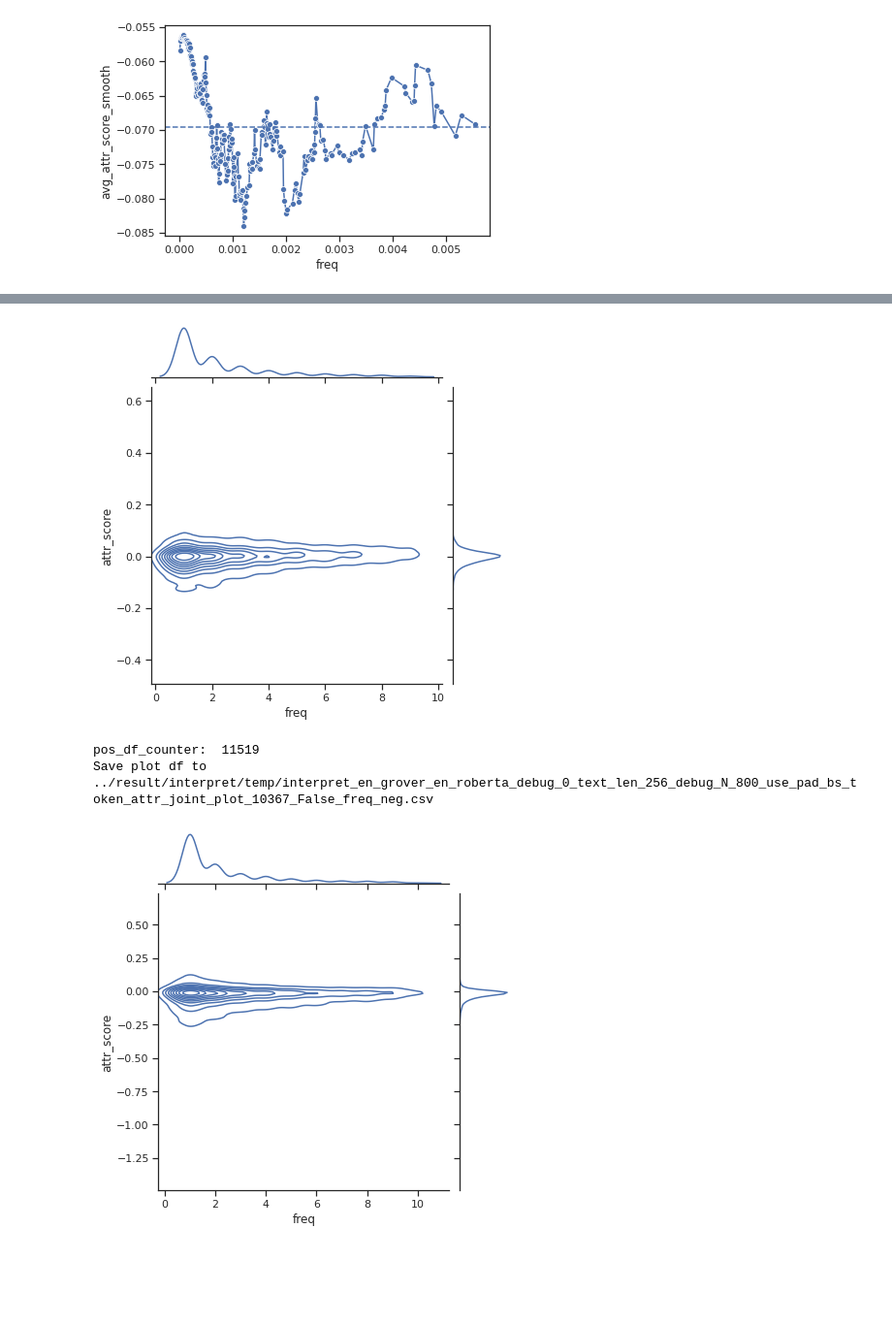
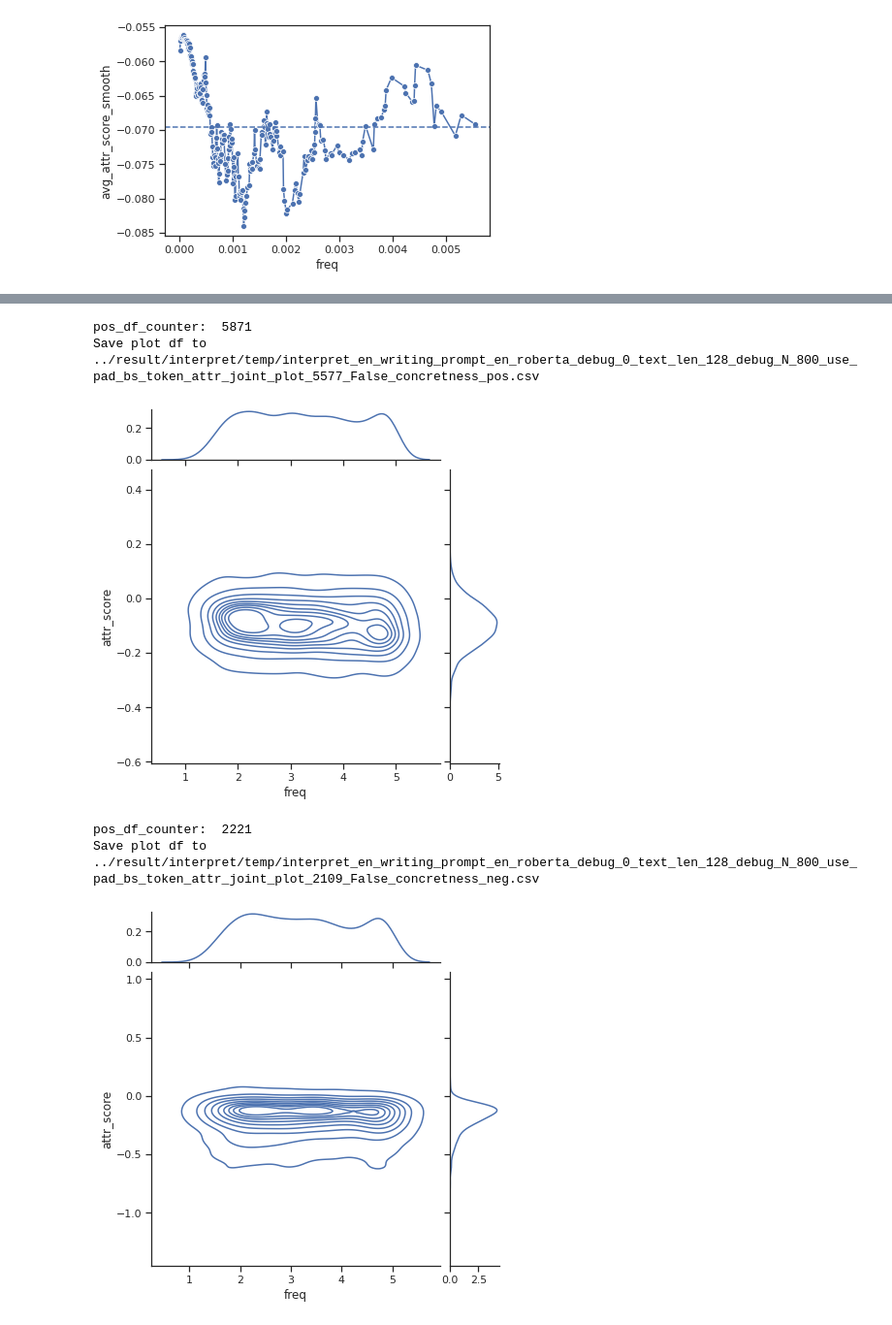
Before and after one commit to iamlxb3/UMAMGT, a Jupyter notebook: vis_backup/vis_interpret.ipynb, the cells around one changed output, grey strips where cells are left out. Shown at 97% size. Saved outputs shown, nothing was run; the diff lists cells and outputs as text; code cells hidden in the pictures; blank space fills up the shorter version.

```diff
--- a/vis_backup/vis_interpret.ipynb
+++ b/vis_backup/vis_interpret.ipynb
@@ -76,6 +76,8 @@ Token:  的
 attr dis vis
 sort attr from low to high
 """
+import os
+import ntpath
 import pandas as pd
 import numpy as np
 import collections
@@ -83,8 +85,9 @@ import pdb
 import seaborn as sns
 import matplotlib.pyplot as plt
 
+# TODO, PLOT IDF
 prefix = 'X_attr'
-path = '../result/interpret/cn_novel_5billion_cn_novel_5billion_cn_roberta_debug_0_text_len_512_True_token_attr.csv'
+path = '../result/interpret/interpret_cn_novel_5billion_cn_roberta_debug_0_text_len_128_debug_N_500_use_pad_bs_token_attr.csv'
 df = pd.read_csv(path)
 df = pd.read_csv(path)
 basename = ntpath.basename(path).split('.')[0]
@@ -114,12 +117,13 @@ def plot_df(pos_df, keep_N, is_neg):
         for i, row in pos_df.iterrows():
             token = row['token']
             attr_score = row['label1_attr_score']
-            if is_neg:
-                if attr_score < 0.0:
-                    pos_token_attr_score[token].append(attr_score)
-            else:
-                if attr_score > 0.0:
-                    pos_token_attr_score[token].append(attr_score)
+            pos_token_attr_score[token].append(attr_score)
+            # if is_neg:
+            #     if attr_score < 0.0:
+            #         pos_token_attr_score[token].append(attr_score)
+            # else:
+            #     if attr_score > 0.0:
+            #         pos_token_attr_score[token].append(attr_score)
 
         pos_token_attr_score = {k: np.average(v) for k, v in pos_token_attr_score.items()}
 
@@ -241,31 +245,34 @@ import numpy as np
 import collections
 import pdb
 import seaborn as sns
+from tqdm import tqdm
 import matplotlib.pyplot as plt
 
 sns.set_theme(style="ticks")
 
 prefix = 'joint_plot'
 
-# cn_novel_5billion
-path = '../result/interpret/interpret_cn_novel_5billion_cn_roberta_debug_0_text_len_128_debug_N_500_use_pad_bs_token_attr.csv'
-idf_path = '../result/static_data_analysis/cn_novel_5billion_hfl_chinese_roberta_wwm_ext_idf.csv'
-keep_N = None
+# # cn_novel_5billion
+# path = '../result/interpret/interpret_cn_novel_5billion_cn_roberta_debug_0_text_len_128_debug_N_500_use_pad_bs_token_attr.csv'
+# #path = '../result/interpret/interpret_cn_novel_5billion_cn_roberta_debug_0_text_len_128_debug_N_10000_use_all_zero_bs_token_attr.csv'
+# idf_path = '../result/static_data_analysis/cn_novel_5billion_hfl_chinese_roberta_wwm_ext_idf.csv'
+# keep_N = None
 
-# # en_grover
+# en_grover
+# # path = '../result/interpret/interpret_en_grover_en_roberta_debug_0_text_len_256_debug_N_10000_use_all_zero_bs_token_attr.csv'
 # path = '../result/interpret/interpret_en_grover_en_roberta_debug_0_text_len_256_debug_N_800_use_pad_bs_token_attr.csv'
 # idf_path = '../result/static_data_analysis/en_grover_roberta_base_idf.csv'
 # keep_N = None
 
-# # en_writing_prompt
-# path = '../result/interpret/interpret_en_writing_prompt_en_roberta_debug_0_text_len_128_debug_N_800_use_pad_bs_token_attr.csv'
-# idf_path = '../result/static_data_analysis/en_writing_prompt_roberta_base_idf.csv'
-# keep_N = None
+# en_writing_prompt
+path = '../result/interpret/interpret_en_writing_prompt_en_roberta_debug_0_text_len_128_debug_N_800_use_pad_bs_token_attr.csv'
+idf_path = '../result/static_data_analysis/en_writing_prompt_roberta_base_idf.csv'
+keep_N = None
 
 idf_df = pd.read_csv(idf_path)
 # pdb.set_trace()
 idf_dict = dict(zip(idf_df.token, idf_df.idf))
-use_value = 'freq' # freq, idf, tfidf
+use_value = 'concretness' # freq, idf, tfidf, concretness
 
 df = pd.read_csv(path)
 basename = ntpath.basename(path).split('.')[0]
@@ -276,12 +283,17 @@ neg_df = df[df['label']==0]
 print(f"pos_df: {pos_df.shape}")
 print(f"neg_df: {neg_df.shape}")
 
+# read concretness dict
+concreteness = pd.read_csv('../static/Concreteness_ratings_Brysbaert_et_al_BRM.csv')
+words_concreteness = dict(zip(concreteness['Word'].values, concreteness['Conc.M'].values))
+
+
 def plot_df(pos_df, keep_N, is_pos=True, is_top=True):
 
     unique_token_N = len(set(pos_df['token'].values))
 
     if keep_N is None:
-        keep_N = int(unique_token_N * 0.9)
+        keep_N = int(unique_token_N * 0.95)
 
     if is_pos:
         plot_df_path = os.path.join('../result/interpret/temp', f'{basename}_{prefix}_{keep_N}_{is_top}_{use_value}_pos.csv')
@@ -298,8 +310,8 @@ def plot_df(pos_df, keep_N, is_pos=True, is_top=True):
         # ----------------------------------------------------------------------------------------------------------
         # compute per sentence attr score
         # ----------------------------------------------------------------------------------------------------------
-
-        for sen_i, sen_df in pos_df.groupby('sen_i'):
+        all_sen_i = set(pos_df['sen_i'].values)
+        for sen_i, sen_df in tqdm(pos_df.groupby('sen_i'), total=len(all_sen_i)):
             per_sen_score = collections.defaultdict(lambda: 0)
 
             for i, row in sen_df.iterrows():
@@ -352,13 +364,26 @@ def plot_df(pos_df, keep_N, is_pos=True, is_top=True):
                     plot_df['freq'].append(idf_dict[token])
                 elif use_value == 'tfidf':
                     plot_df['freq'].append(idf_dict[token] * freq)
+                elif use_value == 'concretness':
+                    concretness = words_concreteness.get(token, 0.0)
+                    if concretness > 0.0:
+                        plot_df['freq'].append(concretness)
                 else:
                     raise Exception
-                plot_df['attr_score'].append(token_per_sen_score[token])
+
+                if use_value == 'concretness':
+                    if concretness > 0.0:
+                        plot_df['attr_score'].append(token_per_sen_score[token])
+                else:
+                    plot_df['attr_score'].append(token_per_sen_score[token])
         plot_df = pd.DataFrame(plot_df)
         plot_df.to_csv(plot_df_path, index=False)
         print(f"Save plot df to {plot_df_path}")
-    ax = sns.jointplot(data=pd.DataFrame(plot_df), x="freq", y="attr_score", kind="kde")
+    # sort_plot_df = plot_df.sort_values(by='attr_score', ascending=cending=False)
+    # pdb.set_trace()
+    ax = sns.jointplot(data=pd.DataFrame(plot_df), x="freq", y="attr_score", marginal_ticks=True, kind='kde')
+    # ax.plot_joint(sns.kdeplot, color="r", zorder=0, levels=6)
+    # ax.plot_marginals(sns.rugplot, color="r", height=-.15, clip_on=False)
     plt.show()
 
 #plot_df(pos_df, keep_N, is_pos=True)
@@ -373,4 +396,6 @@ Save plot df to ../result/interpret/temp/interpret_en_grover_en_roberta_debug_0_
+pos_df_counter:  5871
+Save plot df to ../result/interpret/temp/interpret_en_writing_prompt_en_roberta_debug_0_text_len_128_debug_N_800_use_pad_bs_token_attr_joint_plot_5577_False_concretness_pos.csv
-[figure, old version]
+[figure, new version]
-pos_df_counter:  11519
-Save plot df to ../result/interpret/temp/interpret_en_grover_en_roberta_debug_0_text_len_256_debug_N_800_use_pad_bs_token_attr_joint_plot_10367_False_freq_neg.csv
+pos_df_counter:  2221
+Save plot df to ../result/interpret/temp/interpret_en_writing_prompt_en_roberta_debug_0_text_len_128_debug_N_800_use_pad_bs_token_attr_joint_plot_2109_False_concretness_neg.csv
-[figure, old version]
+[figure, new version]
```
Also changed, not shown: parts of 3 cells of this notebook, 1 other file.
